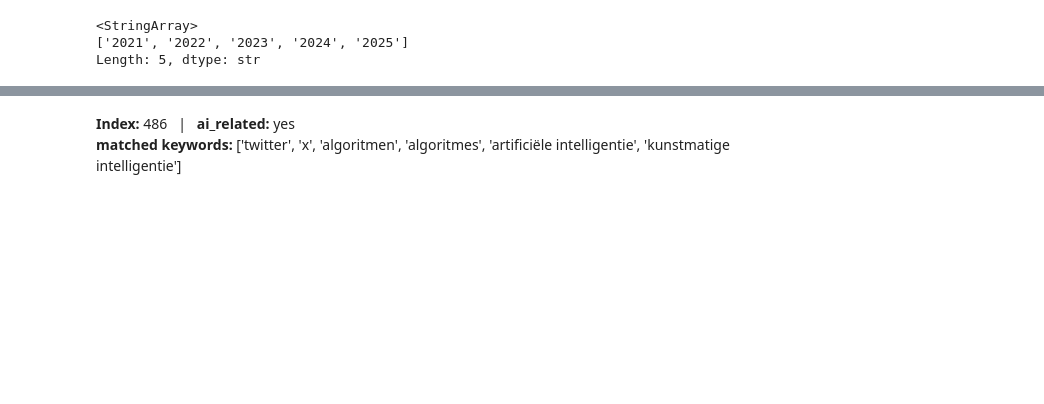
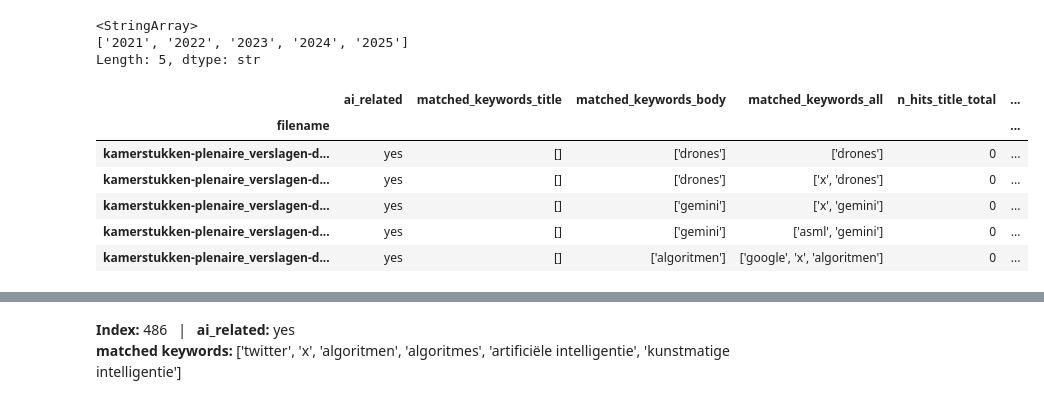
Before and after one commit to jolyeline/HUMAN, a Jupyter notebook: tweede_kamer/02_combining+cleaning.ipynb, the cells around one changed output, grey strips where cells are left out. Drawn from its saved outputs; the diff is of its cells as text; code cells hidden in the pictures; blank space fills up the shorter version.

```diff
--- a/tweede_kamer/02_combining+cleaning.ipynb
+++ b/tweede_kamer/02_combining+cleaning.ipynb
@@ -91,5 +91,16 @@ vergaderstukken['year'].unique()
 <StringArray>
 ['2021', '2022', '2023', '2024', '2025']
 Length: 5, dtype: str
+# %%
+plenaire_verslagen = pd.read_csv(r"C:\Users\joly-\Github\HUMAN\tweede_kamer\scraping_plen_ver\plenaire_verslagen_classified.csv", index_col=0)
+plenaire_verslagen.head()
+# %% [output]
+|  | ai_related | matched_keywords_title | matched_keywords_body | matched_keywords_all | n_hits_title_total | ... |
+| filename |  |  |  |  |  | ... |
+| kamerstukken-plenaire_verslagen-d... | yes | [] | ['drones'] | ['drones'] | 0 | ... |
+| kamerstukken-plenaire_verslagen-d... | yes | [] | ['drones'] | ['x', 'drones'] | 0 | ... |
+| kamerstukken-plenaire_verslagen-d... | yes | [] | ['gemini'] | ['x', 'gemini'] | 0 | ... |
+| kamerstukken-plenaire_verslagen-d... | yes | [] | ['gemini'] | ['asml', 'gemini'] | 0 | ... |
+| kamerstukken-plenaire_verslagen-d... | yes | [] | ['algoritmen'] | ['google', 'x', 'algoritmen'] | 0 | ... |
 # %%
 plenaire_verslagen = pd.read_csv(r"C:\Users\joly-\Github\HUMAN\tweede_kamer\scraping_plen_ver\plenaire_verslagen_classified.csv", index_col=0)
```
Also changed, not shown: parts of 3 cells of this notebook, 48 other files.
